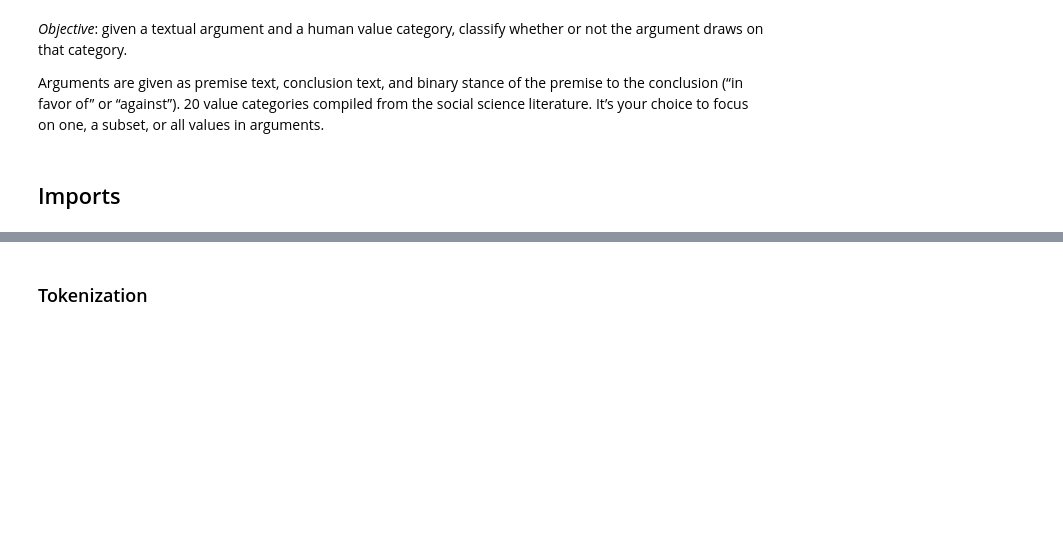
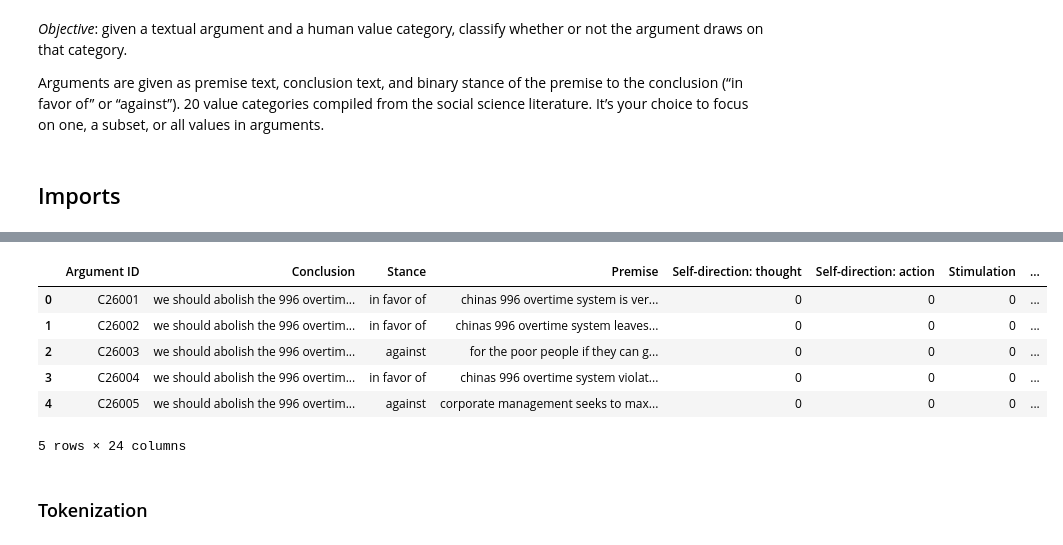
Before and after one commit to send-an-SMS/Unibo-NLP-Project, a Jupyter notebook: debug_2.ipynb, the cells around one changed output, grey strips where cells are left out. Drawn from its saved outputs; the diff is of its cells as text; code cells hidden in the pictures; blank space fills up the shorter version.

```diff
--- a/debug_2.ipynb
+++ b/debug_2.ipynb
@@ -195,2 +231,12 @@ Max length
+# %%
+df_test.head()
+# %% [output]
+|  | Argument ID | Conclusion | Stance | Premise | Self-direction: thought | Self-direction: action | Stimulation | ... |
+| 0 | C26001 | we should abolish the 996 overtim... | in favor of | chinas 996 overtime system is ver... | 0 | 0 | 0 | ... |
+| 1 | C26002 | we should abolish the 996 overtim... | in favor of | chinas 996 overtime system leaves... | 0 | 0 | 0 | ... |
+| 2 | C26003 | we should abolish the 996 overtim... | against | for the poor people if they can g... | 0 | 0 | 0 | ... |
+| 3 | C26004 | we should abolish the 996 overtim... | in favor of | chinas 996 overtime system violat... | 0 | 0 | 0 | ... |
+| 4 | C26005 | we should abolish the 996 overtim... | against | corporate management seeks to max... | 0 | 0 | 0 | ... |
+5 rows × 24 columns
 # %% [markdown]
 ### Tokenization
```
Also changed, not shown: parts of 47 cells of this notebook.
